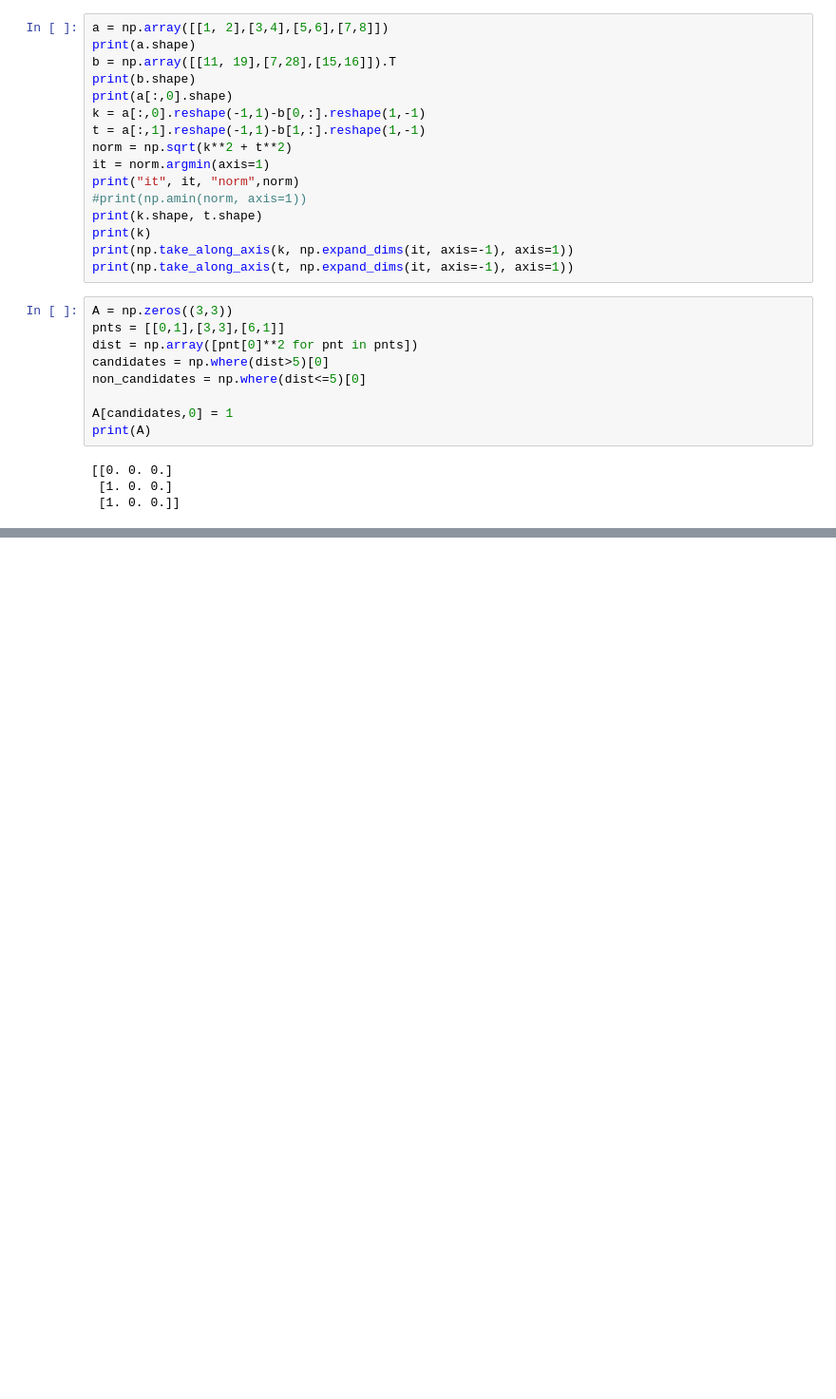
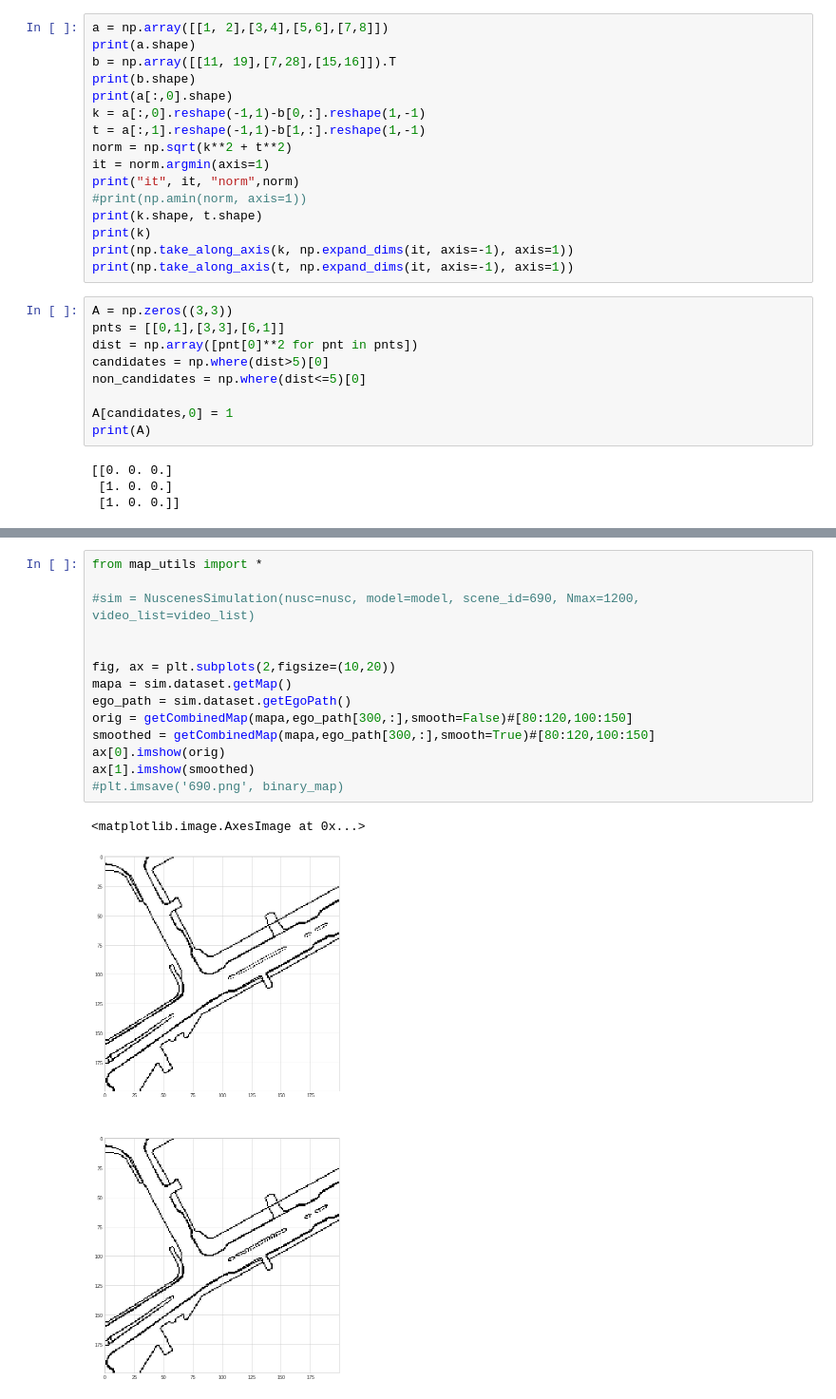
Before and after one commit to kfir1989/RadarLocalization, a Jupyter notebook: Simulation.ipynb, the cells around one changed output, grey strips where cells are left out. Shown at 95% size. Cells and saved outputs as stored; diff of their text form; blank space fills up the shorter version.

```diff
--- a/Simulation.ipynb
+++ b/Simulation.ipynb
@@ -316,0 +609,17 @@ print(A)
+# %%
+from map_utils import *
+
+#sim = NuscenesSimulation(nusc=nusc, model=model, scene_id=690, Nmax=1200, video_list=video_list)
+
+
+fig, ax = plt.subplots(2,figsize=(10,20))
+mapa = sim.dataset.getMap()
+ego_path = sim.dataset.getEgoPath()
+orig = getCombinedMap(mapa,ego_path[300,:],smooth=False)#[80:120,100:150]
+smoothed = getCombinedMap(mapa,ego_path[300,:],smooth=True)#[80:120,100:150]
+ax[0].imshow(orig)
+ax[1].imshow(smoothed)
+#plt.imsave('690.png', binary_map)
+# %% [output]
+<matplotlib.image.AxesImage at 0x...>
+[figure, added]
```
Also changed, not shown: parts of 8 cells of this notebook, 6 other files.
